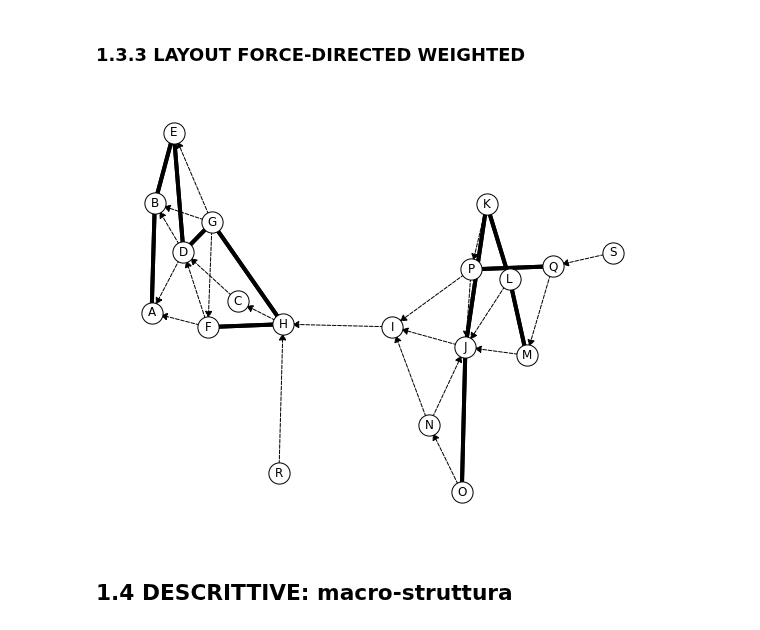
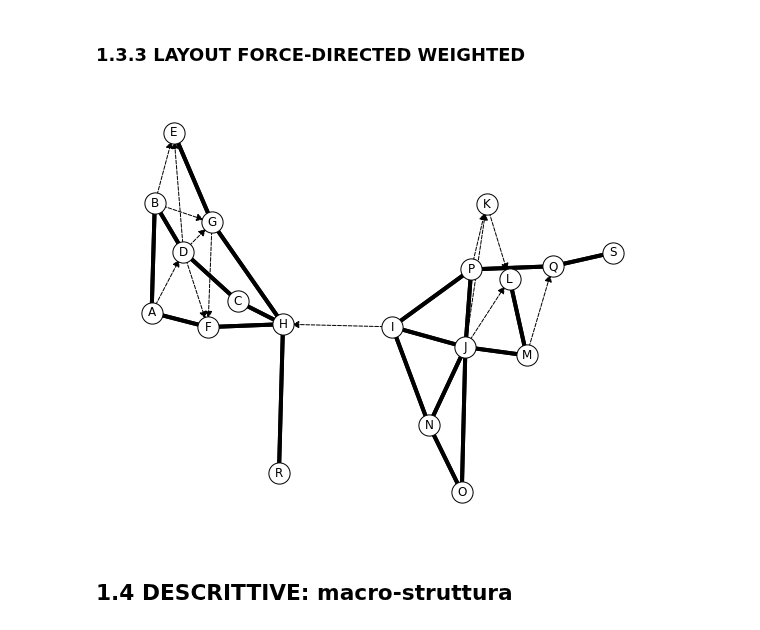
Before and after one commit to alkaest2002/ABGrid, a Jupyter notebook: materials/course 101/esercitazione.ipynb, the cells around one changed output. Cells and saved outputs as stored; diff of their text form; code cells hidden in the pictures.

```diff
--- a/materials/course 101/esercitazione.ipynb
+++ b/materials/course 101/esercitazione.ipynb
@@ -190,23 +191,22 @@ plot_network();
 [figure]
 # %% [markdown]
 ### 1.3.3 LAYOUT FORCE-DIRECTED WEIGHTED
-# %%
-fig, ax = plt.subplots(figsize=FIG_SIZE)
-ax.axis('off')
-
-L = Ge.to_directed()
-for e in choices(list(Ge.edges()),k=50):
-    try: L.remove_edge(*e)
-    except: pass
-reciprical_edges = [ (s,t) for (s,t) in L.edges if (t,s) in L.edges ]
-non_reciprocal_edges = [ e for e in L.edges if e not in reciprical_edges]
-loc = nx.spring_layout(L, k=.8, seed=42)
-nx.draw_networkx_nodes(L,spring_pos, **NODE_OPTIONS, ax=ax);
-nx.draw_networkx_edges(L,spring_pos, edgelist = non_reciprocal_edges, style="--", arrowsize=15);
-nx.draw_networkx_edges(L,spring_pos, edgelist = reciprical_edges, width=4, arrowstyle="-");
-nx.draw_networkx_labels(L,spring_pos);
-# %% [output]
-[figure, removed]
+# %%
+fig, ax = plt.subplots(figsize=FIG_SIZE)
+ax.axis('off')
+
+L = Ge.to_directed()
+for (s,t) in random.choices(list(L.edges()), k=20):
+    if (s,t) in L.edges and (t,s) in L.edges : L.remove_edge(s,t)
+reciprical_edges = [ (s,t) for (s,t) in L.edges if (t,s) in L.edges ]
+non_reciprocal_edges = [ e for e in L.edges if e not in reciprical_edges]
+loc = nx.spring_layout(L, k=.8, seed=SEED)
+nx.draw_networkx_nodes(L,spring_pos, **NODE_OPTIONS, ax=ax);
+nx.draw_networkx_edges(L,spring_pos, edgelist = non_reciprocal_edges, style="--", arrowsize=15);
+nx.draw_networkx_edges(L,spring_pos, edgelist = reciprical_edges, width=4, arrowstyle="-");
+nx.draw_networkx_labels(L,spring_pos);
+# %% [output]
+[figure, added]
 # %% [markdown]
 ## 1.4 DESCRITTIVE: macro-struttura
 # %% [markdown]
```
Also changed, not shown: parts of 14 cells of this notebook.
